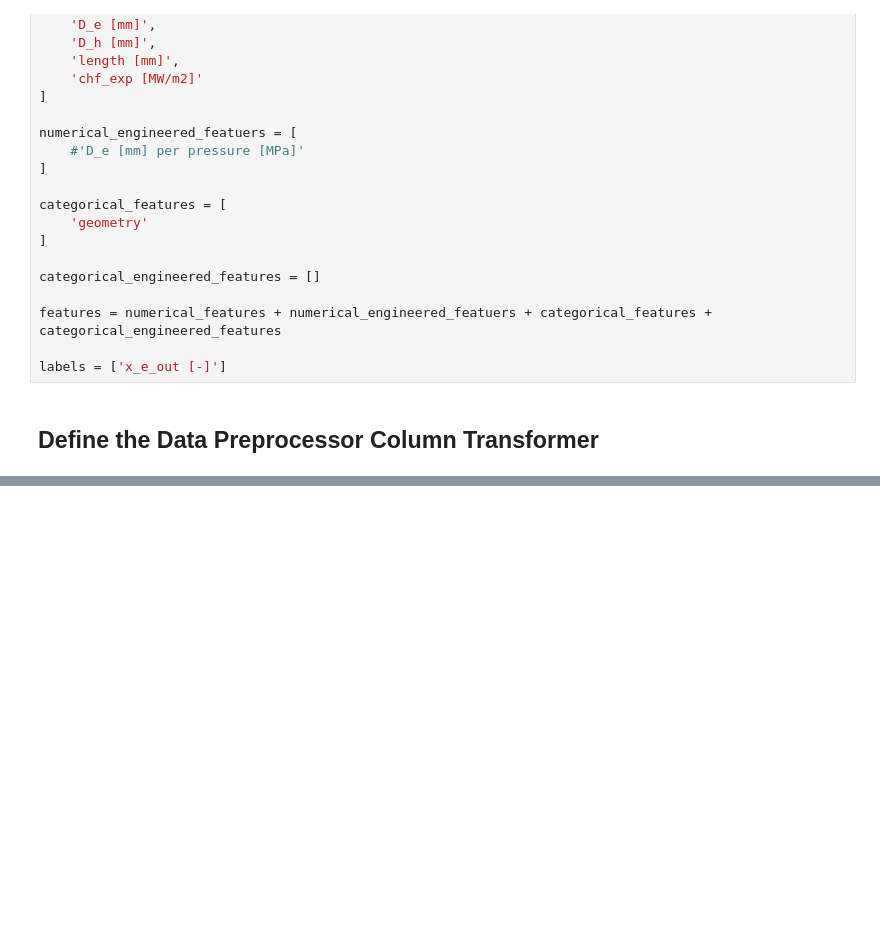
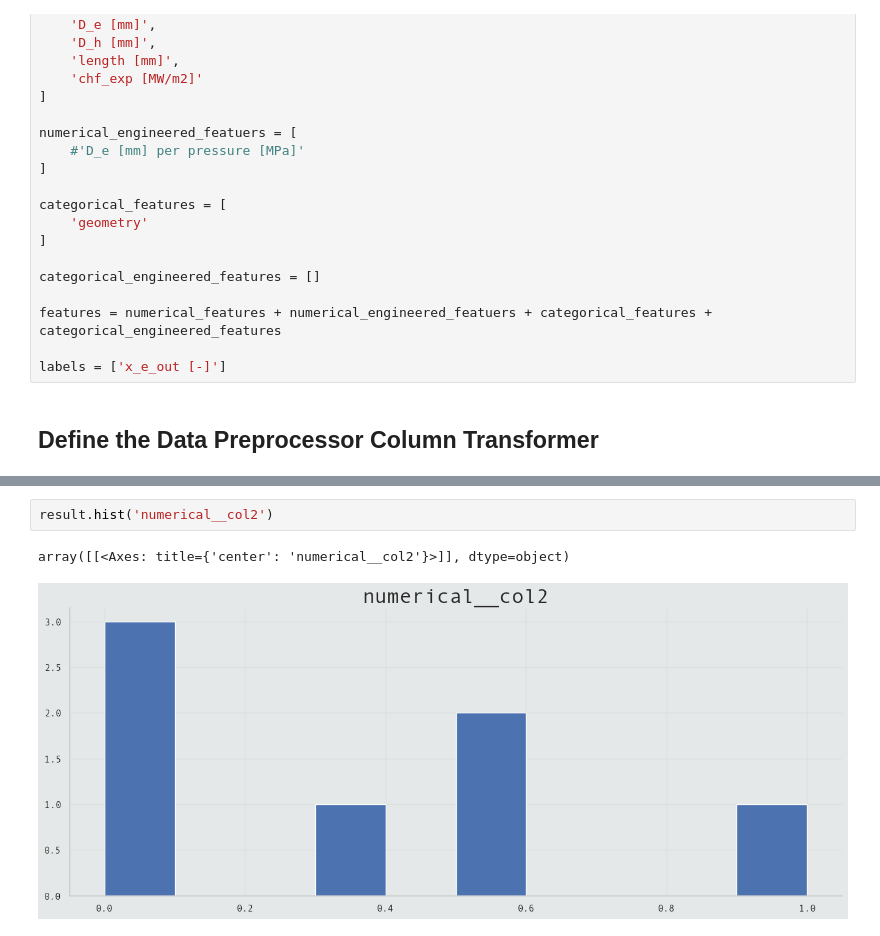
Before and after one commit to Volscente/kaggle_tps, a Jupyter notebook: notebooks/S3E15/heat_flux_feature_imputation.ipynb, the cells around one changed output, grey strips where cells are left out. Drawn from its saved outputs; the diff is of its cells as text; blank space fills up the shorter version.

```diff
--- a/notebooks/S3E15/heat_flux_feature_imputation.ipynb
+++ b/notebooks/S3E15/heat_flux_feature_imputation.ipynb
@@ -589,0 +597,5 @@ result.head()
+# %%
+result.hist('numerical__col2')
+# %% [output]
+array([[<Axes: title={'center': 'numerical__col2'}>]], dtype=object)
+[figure, added]
```
Also changed, not shown: parts of 2 cells of this notebook.
